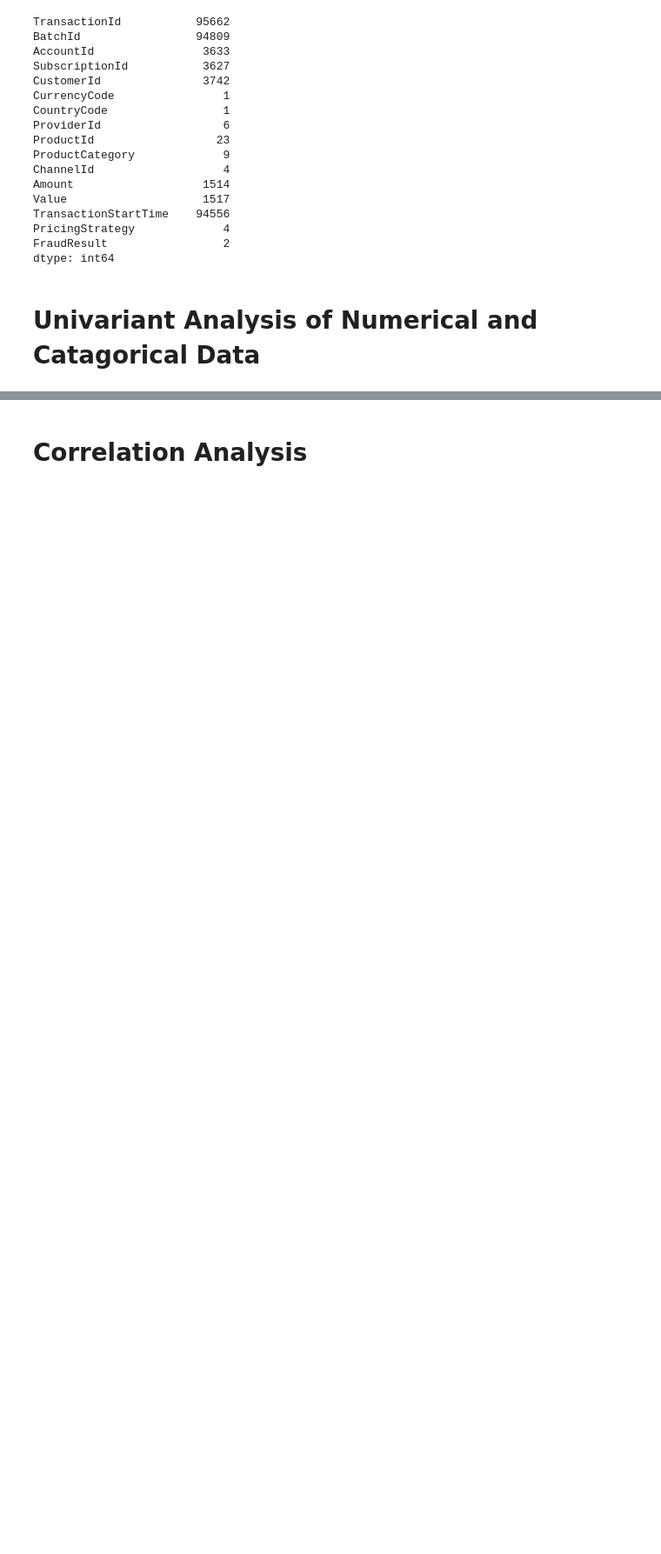
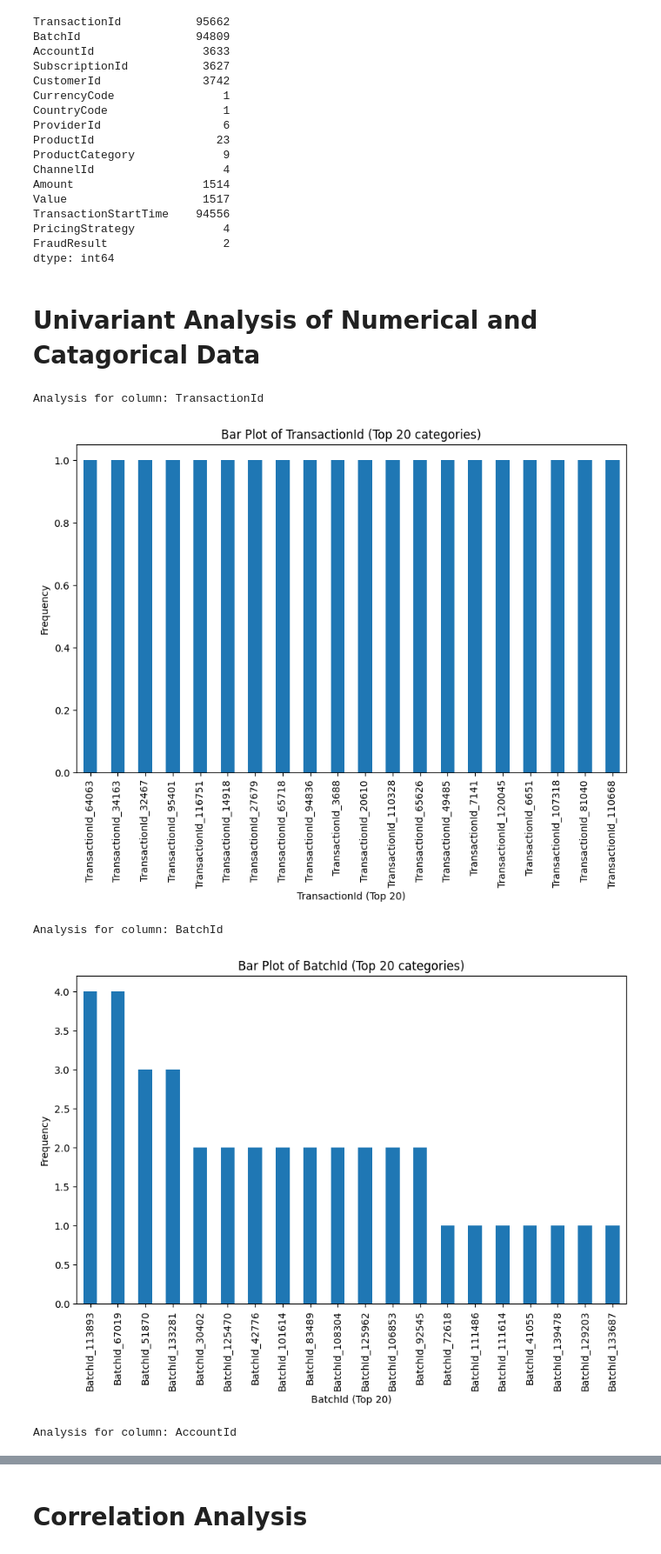
Before and after one commit to mihretgold/Bati-Bank-Credit-Scoring, a Jupyter notebook: notebooks/BatiBankCreditScoreAnalysis.ipynb, the cells around one changed output, grey strips where cells are left out. Shown at 87% size. Saved outputs shown, nothing was run; the diff lists cells and outputs as text; code cells hidden in the pictures; blank space fills up the shorter version.

```diff
--- a/notebooks/BatiBankCreditScoreAnalysis.ipynb
+++ b/notebooks/BatiBankCreditScoreAnalysis.ipynb
@@ -157,28 +157,51 @@ dtype: int64
 # %%
 def univariate_analysis(df):
     def analyze_column(column):
         print(f"Analysis for column: {column.name}")
+
         # Visualization
         plt.figure(figsize=(10, 6))
 
         if pd.api.types.is_numeric_dtype(column):
             sns.histplot(column, kde=True, bins=30)
             plt.title(f'Histogram of {column.name}')
             plt.xlabel(column.name)
             plt.ylabel('Frequency')
         elif pd.api.types.is_datetime64_any_dtype(column):
             column.value_counts().sort_index().plot(kind='line')
             plt.title(f'Time Series of {column.name}')
             plt.xlabel('Date')
             plt.ylabel('Frequency')
         else:
-            column.value_counts().plot(kind='bar')
+            # Limiting to top 20 categories to avoid clutter
+            value_counts = column.value_counts()
+            top_categories = value_counts[:20]
+            top_categories.plot(kind='bar')
             plt.title(f'Bar Plot of {column.name}')
             plt.xlabel(column.name)
             plt.ylabel('Frequency')
+            if len(value_counts) > 20:
+                plt.title(f'Bar Plot of {column.name} (Top 20 categories)')
+                plt.xlabel(f'{column.name} (Top 20)')
+                plt.ylabel('Frequency')
 
         plt.show()
         print("\n\n")
 
-    for column in df.columns:
-        analyze_column(df[column])
+    # Sampling the data if too large
+    if len(df) > 10000:
+        df_sample = df.sample(10000)
+    else:
+        df_sample = df
+
+    for column in df_sample.columns:
+        analyze_column(df_sample[column])
+
+# Assuming df is your DataFrame
+univariate_analysis(data)
+# %% [output]
+Analysis for column: TransactionId
+[figure, added]
+Analysis for column: BatchId
+[figure, added]
+Analysis for column: AccountId
```
Also changed, not shown: parts of 32 cells of this notebook.
